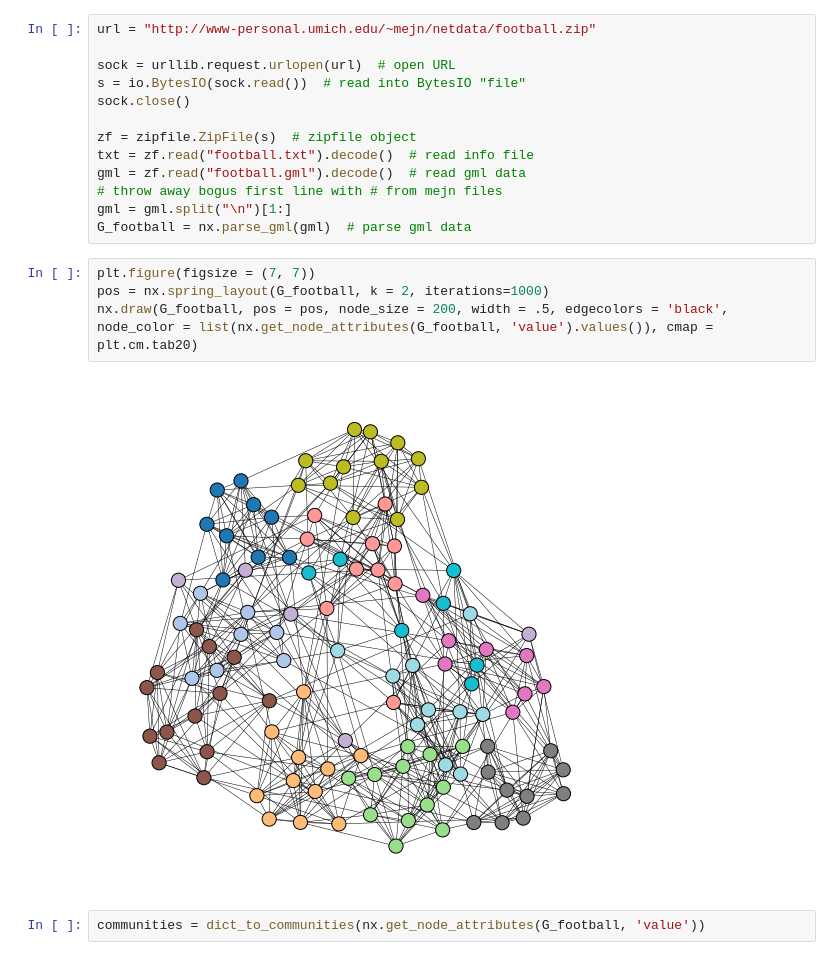
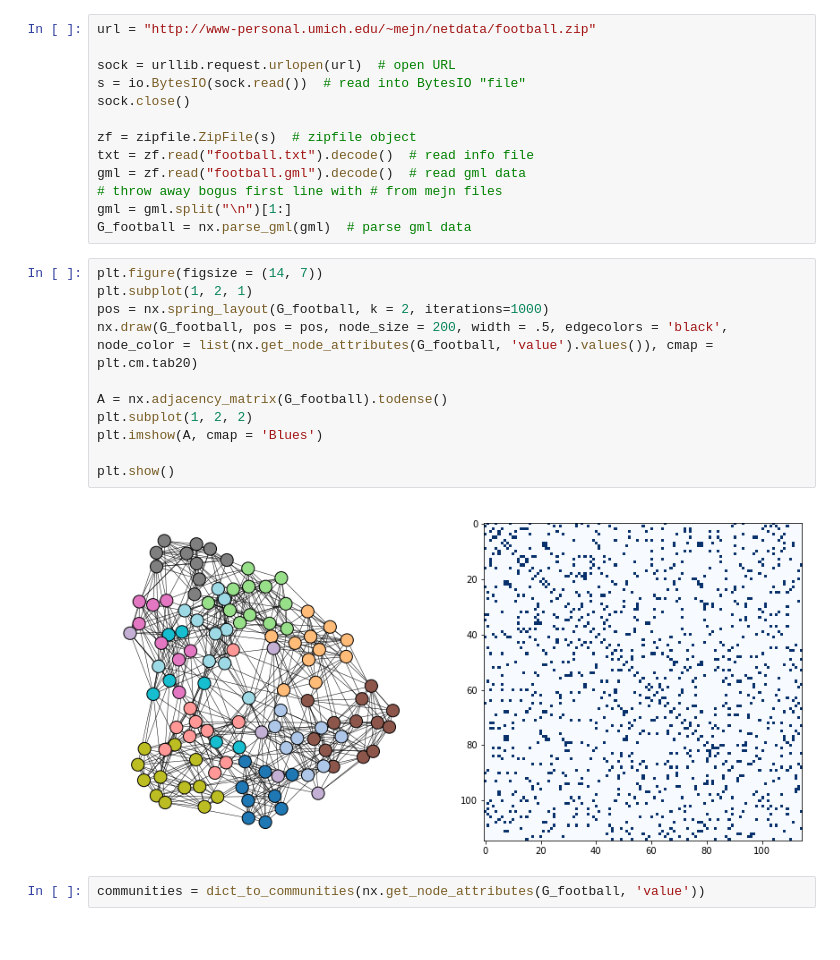
Before and after one commit to zademn/netsci-labs, a Jupyter notebook: Lab5 -- Communities/Lab5 -- Communities.ipynb, the cells around one changed output. Drawn from its saved outputs; the diff is of its cells as text.

```diff
--- a/Lab5 -- Communities/Lab5 -- Communities.ipynb
+++ b/Lab5 -- Communities/Lab5 -- Communities.ipynb
@@ -67,11 +67,18 @@ gml = zf.read("football.gml").decode()  # read gml data
 gml = gml.split("\n")[1:]
 G_football = nx.parse_gml(gml)  # parse gml data
 # %%
-plt.figure(figsize = (7, 7))
+plt.figure(figsize = (14, 7))
+plt.subplot(1, 2, 1)
 pos = nx.spring_layout(G_football, k = 2, iterations=1000)
 nx.draw(G_football, pos = pos, node_size = 200, width = .5, edgecolors = 'black', node_color = list(nx.get_node_attributes(G_football, 'value').values()), cmap = plt.cm.tab20)
+
+A = nx.adjacency_matrix(G_football).todense()
+plt.subplot(1, 2, 2)
+plt.imshow(A, cmap = 'Blues')
+
+plt.show()
 # %% [output]
-[figure, old version]
+[figure, new version]
 # %%
 communities = dict_to_communities(nx.get_node_attributes(G_football, 'value'))
 # %%
```
Also changed, not shown: parts of 1 cell of this notebook, 7 other files.
